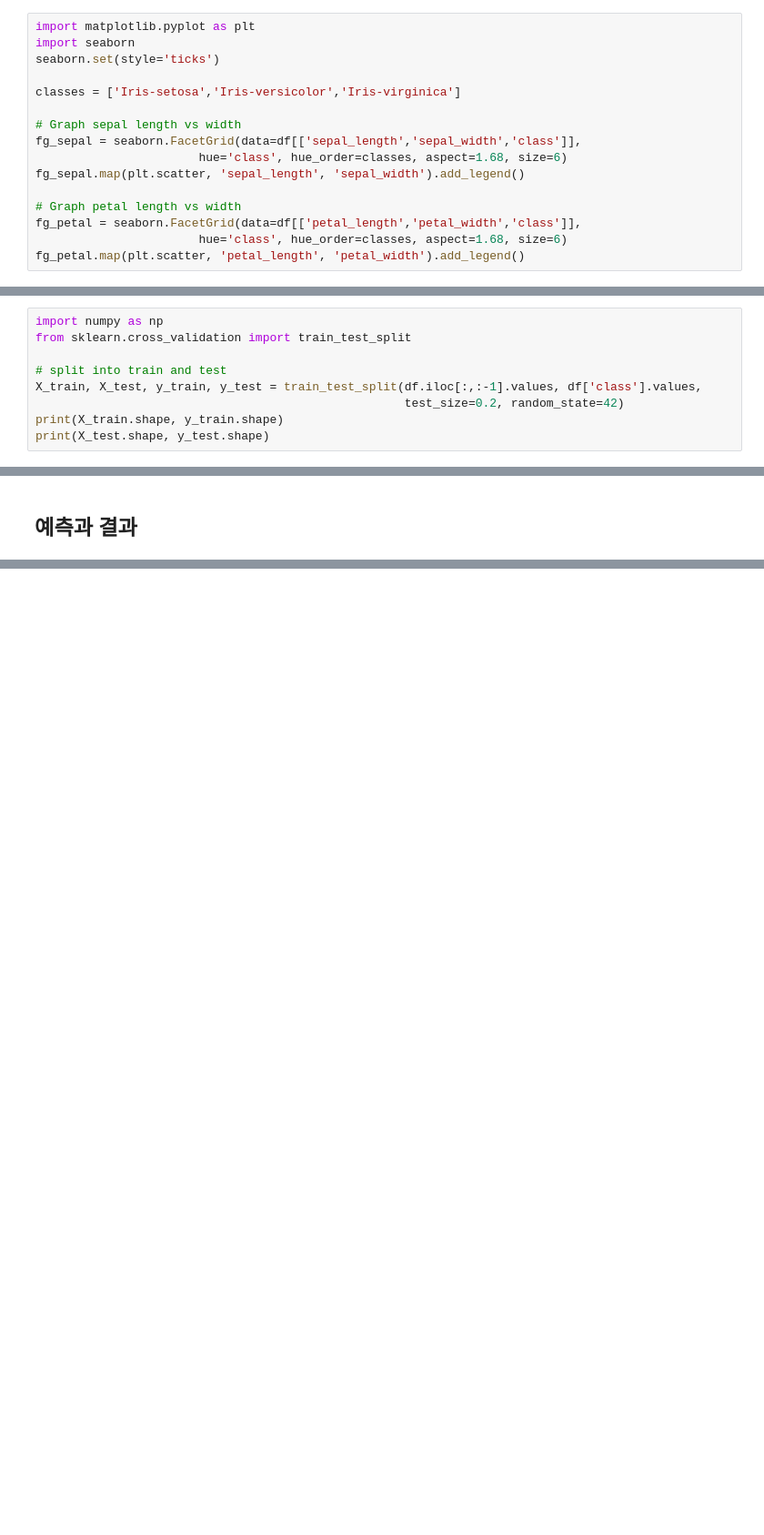
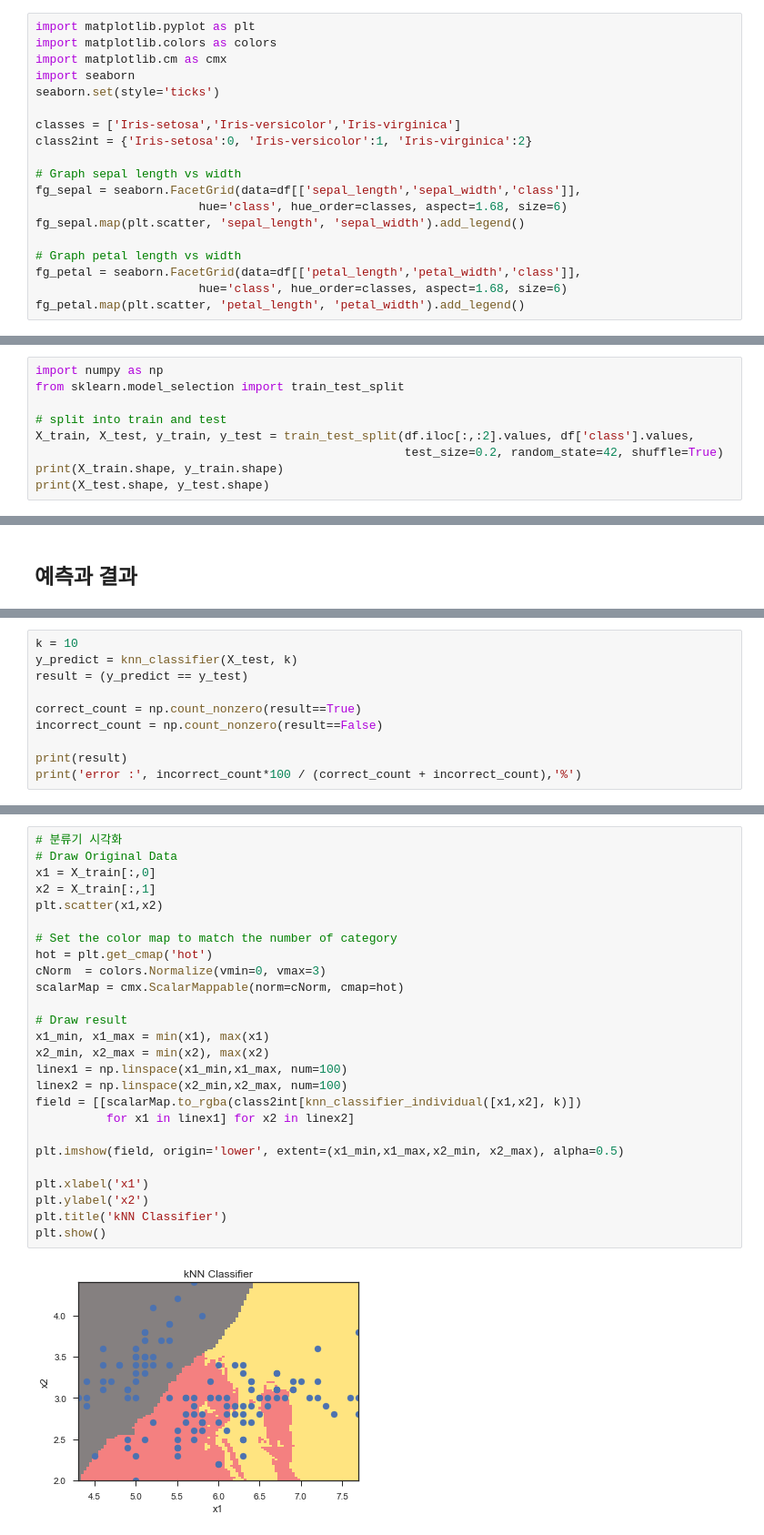
Before and after one commit to skim0119/MachineLearning_Notes, a Jupyter notebook: Notes/지도학습/k-최근접 이웃/2.IRIS 데이터셋 kNN 분류기.ipynb, the cells around one changed output, grey strips where cells are left out. Shown at 91% size. Drawn from its saved outputs; the diff is of its cells as text; blank space fills up the shorter version.

```diff
--- a/Notes/지도학습/k-최근접 이웃/2.IRIS 데이터셋 kNN 분류기.ipynb
+++ b/Notes/지도학습/k-최근접 이웃/2.IRIS 데이터셋 kNN 분류기.ipynb
@@ -49,10 +49,13 @@ df.head()
 ## 데이터 살펴보기
 # %%
 import matplotlib.pyplot as plt
+import matplotlib.colors as colors
+import matplotlib.cm as cmx
 import seaborn
 seaborn.set(style='ticks')
 
 classes = ['Iris-setosa','Iris-versicolor','Iris-virginica']
+class2int = {'Iris-setosa':0, 'Iris-versicolor':1, 'Iris-virginica':2}
 
 # Graph sepal length vs width
 fg_sepal = seaborn.FacetGrid(data=df[['sepal_length','sepal_width','class']],
@@ -71,11 +74,11 @@ fg_petal.map(plt.scatter, 'petal_length', 'petal_width').add_legend()
 ## 데이터셋 준비과정
 # %%
 import numpy as np
-from sklearn.cross_validation import train_test_split
+from sklearn.model_selection import train_test_split
 
 # split into train and test
-X_train, X_test, y_train, y_test = train_test_split(df.iloc[:,:-1].values, df['class'].values,
-                                                    test_size=0.2, random_state=42)
+X_train, X_test, y_train, y_test = train_test_split(df.iloc[:,:2].values, df['class'].values,
+                                                    test_size=0.2, random_state=42, shuffle=True)
 print(X_train.shape, y_train.shape)
 print(X_test.shape, y_test.shape)
 # %% [output]
@@ -116,0 +113,10 @@ array([ True,  True,  True,  True,  True,  True,  True,  True,  True,
+# %%
+k = 10
+y_predict = knn_classifier(X_test, k)
+result = (y_predict == y_test)
+
+correct_count = np.count_nonzero(result==True)
+incorrect_count = np.count_nonzero(result==False)
+
+print(result)
+print('error :', incorrect_count*100 / (correct_count + incorrect_count),'%')
@@ -116,0 +128,28 @@ array([ True,  True,  True,  True,  True,  True,  True,  True,  True,
+# %%
+# 분류기 시각화
+# Draw Original Data
+x1 = X_train[:,0]
+x2 = X_train[:,1]
+plt.scatter(x1,x2)
+
+# Set the color map to match the number of category
+hot = plt.get_cmap('hot')
+cNorm  = colors.Normalize(vmin=0, vmax=3)
+scalarMap = cmx.ScalarMappable(norm=cNorm, cmap=hot)
+
+# Draw result
+x1_min, x1_max = min(x1), max(x1)
+x2_min, x2_max = min(x2), max(x2)
+linex1 = np.linspace(x1_min,x1_max, num=100)
+linex2 = np.linspace(x2_min,x2_max, num=100)
+field = [[scalarMap.to_rgba(class2int[knn_classifier_individual([x1,x2], k)])
+          for x1 in linex1] for x2 in linex2]
+
+plt.imshow(field, origin='lower', extent=(x1_min,x1_max,x2_min, x2_max), alpha=0.5)
+
+plt.xlabel('x1')
+plt.ylabel('x2')
+plt.title('kNN Classifier')
+plt.show()
+# %% [output]
+[figure, added]
```
Also changed, not shown: parts of 4 cells of this notebook.
